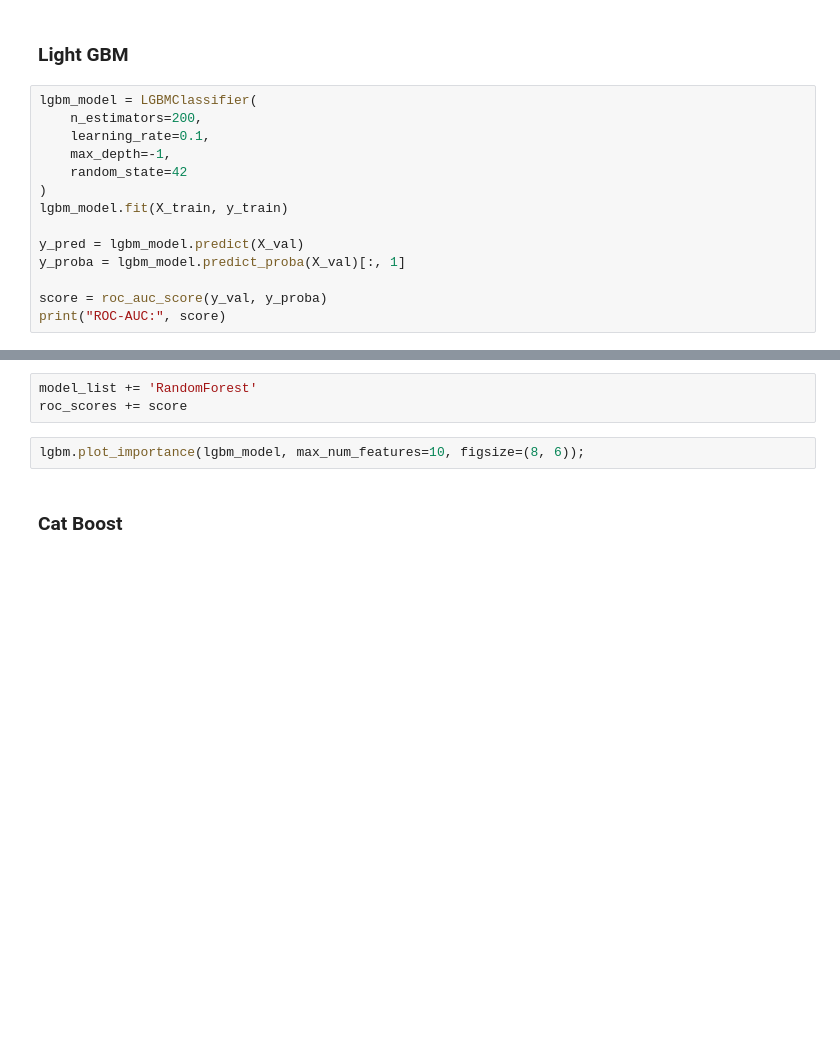
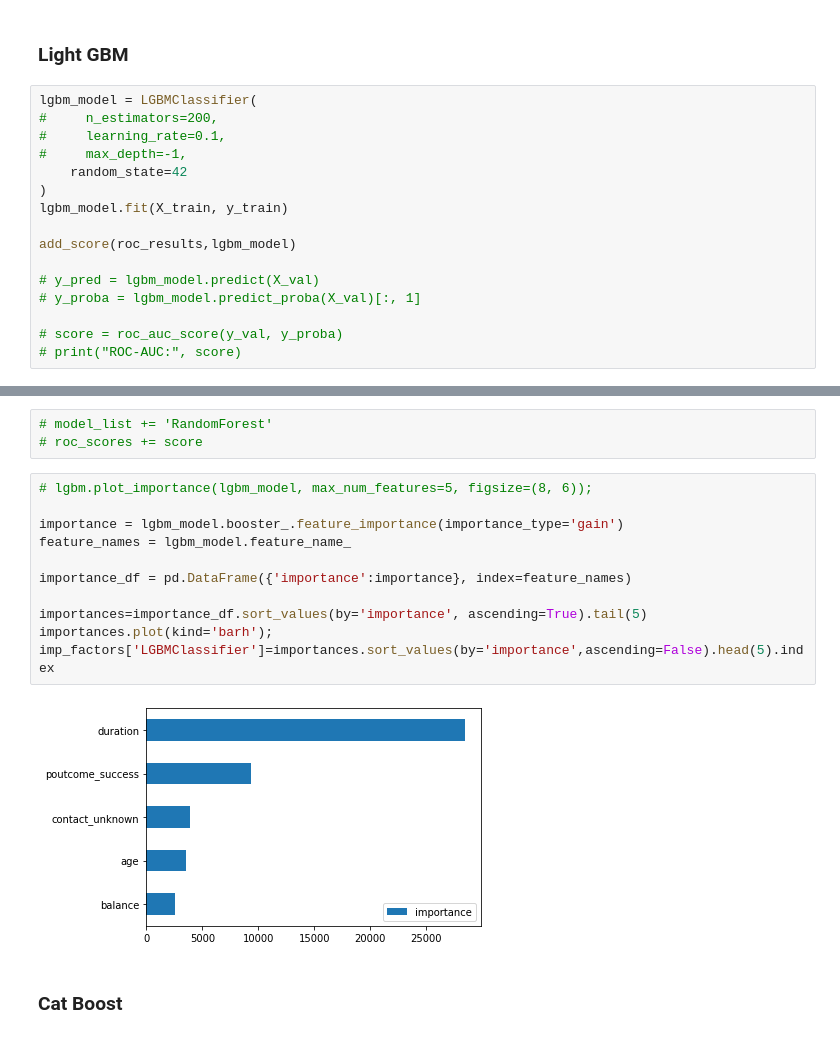
Before and after one commit to MattLeRoi/modeling_banking_customers, a Jupyter notebook: index.ipynb, the cells around one changed output, grey strips where cells are left out. Drawn from its saved outputs; the diff is of its cells as text; blank space fills up the shorter version.

```diff
--- a/index.ipynb
+++ b/index.ipynb
@@ -169,15 +265,17 @@ plt.show()
 ### Light GBM
 # %%
 lgbm_model = LGBMClassifier(
-    n_estimators=200,
-    learning_rate=0.1,
-    max_depth=-1,
+#     n_estimators=200,
+#     learning_rate=0.1,
+#     max_depth=-1,
     random_state=42
 )
 lgbm_model.fit(X_train, y_train)
 
-y_pred = lgbm_model.predict(X_val)
-y_proba = lgbm_model.predict_proba(X_val)[:, 1]
+add_score(roc_results,lgbm_model)
 
-score = roc_auc_score(y_val, y_proba)
-print("ROC-AUC:", score)
+# y_pred = lgbm_model.predict(X_val)
+# y_proba = lgbm_model.predict_proba(X_val)[:, 1]
+
+# score = roc_auc_score(y_val, y_proba)
+# print("ROC-AUC:", score)
@@ -184,8 +297,19 @@ print("ROC-AUC:", score)
 # %%
-model_list += 'RandomForest'
-roc_scores += score
+# model_list += 'RandomForest'
+# roc_scores += score
-# %%
-lgbm.plot_importance(lgbm_model, max_num_features=10, figsize=(8, 6));
+# %%
+# lgbm.plot_importance(lgbm_model, max_num_features=5, figsize=(8, 6));
+
+importance = lgbm_model.booster_.feature_importance(importance_type='gain')
+feature_names = lgbm_model.feature_name_
+
+importance_df = pd.DataFrame({'importance':importance}, index=feature_names)
+
+importances=importance_df.sort_values(by='importance', ascending=True).tail(5)
+importances.plot(kind='barh');
+imp_factors['LGBMClassifier']=importances.sort_values(by='importance',ascending=False).head(5).index
+# %% [output]
+[figure, added]
 # %% [markdown]
 ### Cat Boost
 # %%
```
Also changed, not shown: parts of 25 cells of this notebook, 4 other files.
